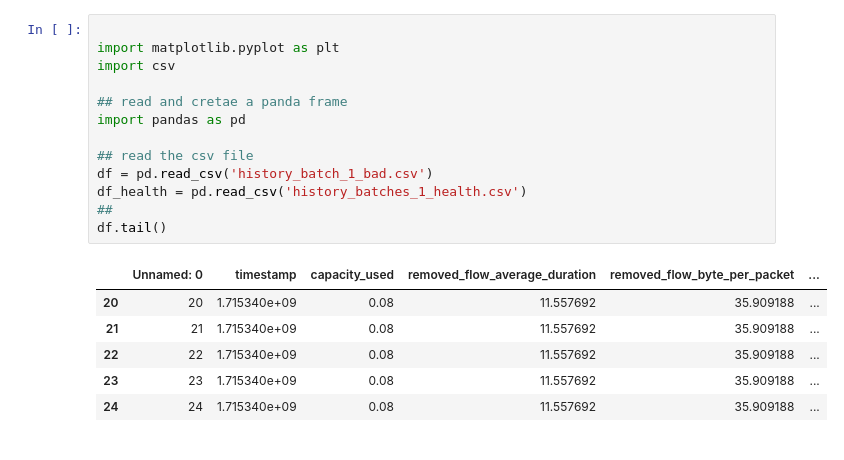
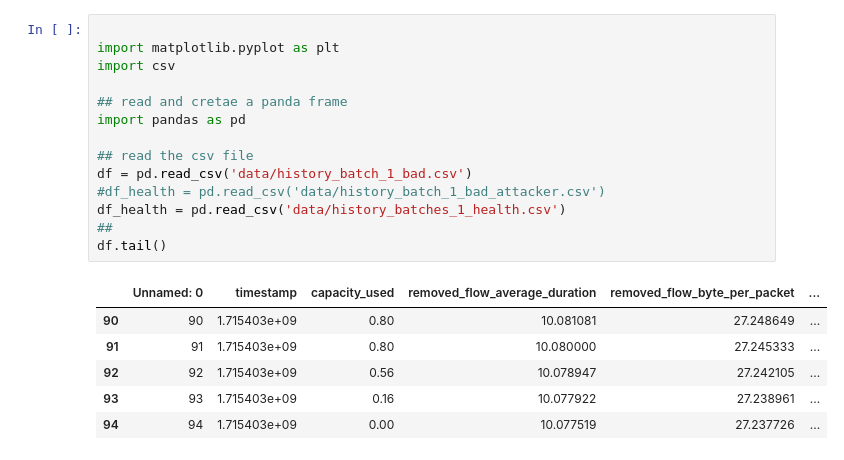
Before and after one commit to mervegrbz/492-Project, a Jupyter notebook: plot.ipynb, the cells around one changed output. Cells and saved outputs as stored; diff of their text form.

```diff
--- a/plot.ipynb
+++ b/plot.ipynb
@@ -1,20 +1,21 @@
 # %%
 
 import matplotlib.pyplot as plt
 import csv
 
 ## read and cretae a panda frame
 import pandas as pd
 
 ## read the csv file
-df = pd.read_csv('history_batch_1_bad.csv')
-df_health = pd.read_csv('history_batches_1_health.csv')
+df = pd.read_csv('data/history_batch_1_bad.csv')
+#df_health = pd.read_csv('data/history_batch_1_bad_attacker.csv')
+df_health = pd.read_csv('data/history_batches_1_health.csv')
 ##
 df.tail()
 # %% [output]
 |  | Unnamed: 0 | timestamp | capacity_used | removed_flow_average_duration | removed_flow_byte_per_packet | ... |
-| 20 | 20 | 1.715340e+09 | 0.08 | 11.557692 | 35.909188 | ... |
-| 21 | 21 | 1.715340e+09 | 0.08 | 11.557692 | 35.909188 | ... |
-| 22 | 22 | 1.715340e+09 | 0.08 | 11.557692 | 35.909188 | ... |
-| 23 | 23 | 1.715340e+09 | 0.08 | 11.557692 | 35.909188 | ... |
-| 24 | 24 | 1.715340e+09 | 0.08 | 11.557692 | 35.909188 | ... |
+| 90 | 90 | 1.715403e+09 | 0.80 | 10.081081 | 27.248649 | ... |
+| 91 | 91 | 1.715403e+09 | 0.80 | 10.080000 | 27.245333 | ... |
+| 92 | 92 | 1.715403e+09 | 0.56 | 10.078947 | 27.242105 | ... |
+| 93 | 93 | 1.715403e+09 | 0.16 | 10.077922 | 27.238961 | ... |
+| 94 | 94 | 1.715403e+09 | 0.00 | 10.077519 | 27.237726 | ... |
```
Also changed, not shown: parts of 9 cells of this notebook.
